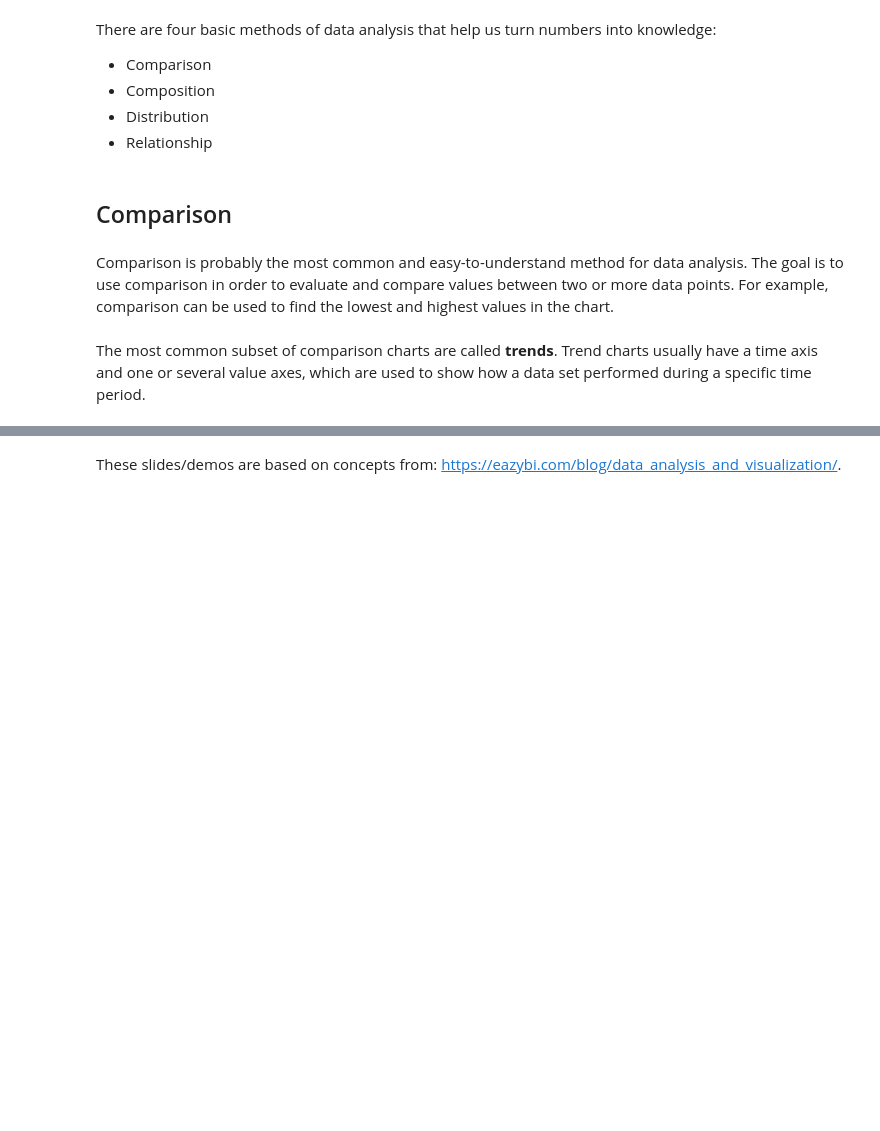
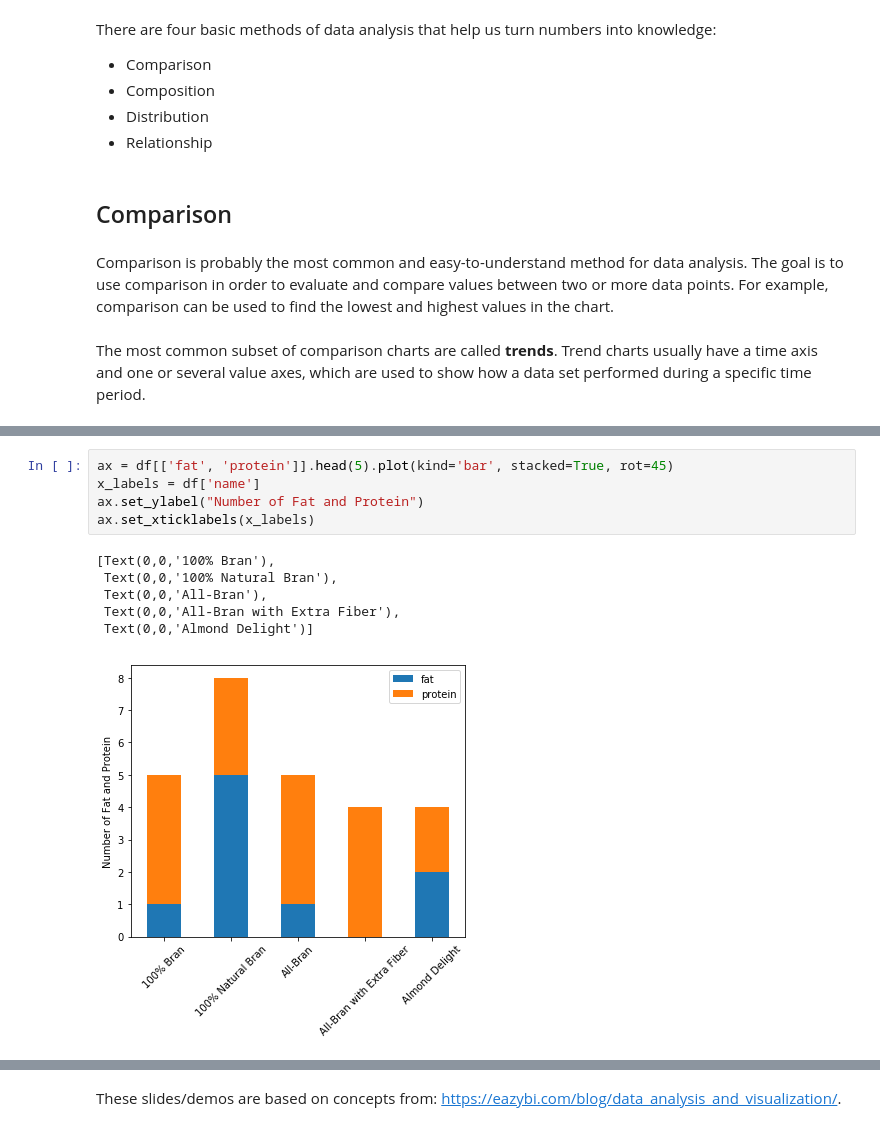
Before and after one commit to NurlanKhamzin/UIUC-iSchool-DataViz, a Jupyter notebook: fall2018/week06/lecture_week06.ipynb, the cells around one changed output, grey strips where cells are left out. Drawn from its saved outputs; the diff is of its cells as text; blank space fills up the shorter version.

```diff
--- a/fall2018/week06/lecture_week06.ipynb
+++ b/fall2018/week06/lecture_week06.ipynb
@@ -77,0 +123,12 @@ ax = df.plot.bar(x='Year', y='Value')
+# %%
+ax = df[['fat', 'protein']].head(5).plot(kind='bar', stacked=True, rot=45)
+x_labels = df['name']
+ax.set_ylabel("Number of Fat and Protein")
+ax.set_xticklabels(x_labels)
+# %% [output]
+[Text(0,0,'100% Bran'),
+ Text(0,0,'100% Natural Bran'),
+ Text(0,0,'All-Bran'),
+ Text(0,0,'All-Bran with Extra Fiber'),
+ Text(0,0,'Almond Delight')]
+[figure, added]
```
Also changed, not shown: parts of 25 cells of this notebook, 6 other files.
